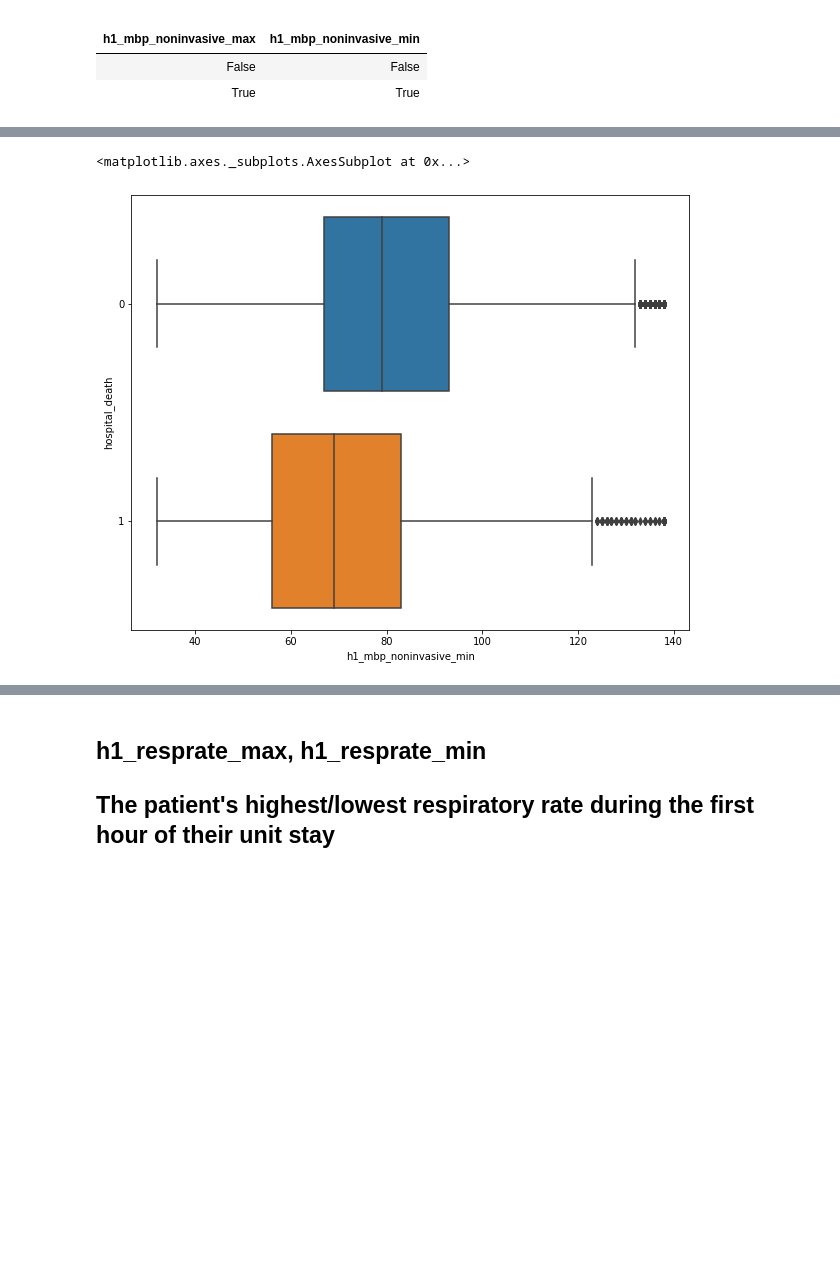
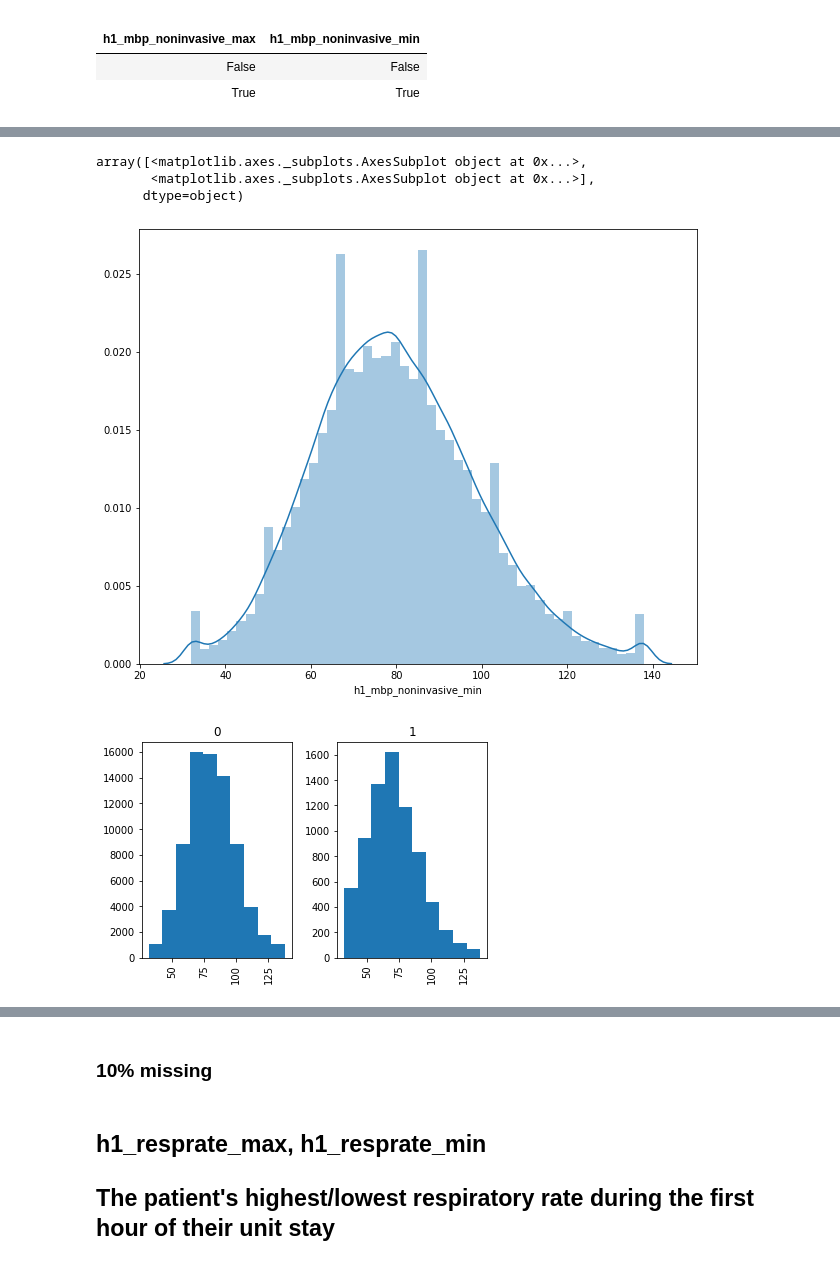
Before and after one commit to vivianah/wids-predict-patient-survival, a Jupyter notebook: EDA_Analysis.ipynb, the cells around one changed output, grey strips where cells are left out. Drawn from its saved outputs; the diff is of its cells as text; code cells hidden in the pictures; blank space fills up the shorter version.

```diff
--- a/EDA_Analysis.ipynb
+++ b/EDA_Analysis.ipynb
@@ -305,3 +342,12 @@ dtype: float64
+# %%
+#fig, ax = plt.subplots(figsize=(10,8))
+#sns.scatterplot(x="age", y="h1_heartrate_min", data=subset)
+#sns.boxplot(x="h1_heartrate_min", y="gender", orient = "h", data=subset)
+
+# Age and Gender do not contribute to heartrate
+
+df['h1_heartrate_max'] = df['h1_heartrate_max'].fillna(df['h1_heartrate_max'].mean())
+df['h1_heartrate_min'] = df['h1_heartrate_min'].fillna(df['h1_heartrate_min'].mean())
 # %% [markdown]
 ## h1_mbp_invasive_max, h1_mbp_invasive_min
 ## The patient's highest/lowest mean blood pressure during the first hour of their unit stay, invasively measured
@@ -336,3 +396,6 @@ dtype: float64
+# %%
+df['h1_mbp_invasive_max'] = df['h1_mbp_invasive_max'].fillna(df['h1_mbp_invasive_max'].median())
+df['h1_mbp_invasive_min'] = df['h1_mbp_invasive_min'].fillna(df['h1_mbp_invasive_min'].mean())
 # %% [markdown]
 ## h1_mbp_max, h1_mbp_min
 ## The patient's highest/lowest mean blood pressure during the first hour of their unit stay, either non-invasively or invasively measured
@@ -382,3 +459,6 @@ dtype: float64
+# %%
+df['h1_mbp_max'] = df['h1_mbp_max'].fillna(df['h1_mbp_max'].mean())
+df['h1_mbp_min'] = df['h1_mbp_min'].fillna(df['h1_mbp_min'].mean())
 # %% [markdown]
 ## h1_mbp_noninvasive_max, h1_mbp_noninvasive_min
 ## The patient's highest/lowest mean blood pressure during the first hour of their unit stay, non-invasively measured
@@ -399,9 +485,15 @@ sns.boxplot(x="h1_mbp_noninvasive_max", y="hospital_death", orient = "h", data=s
 # %%
 fig, ax = plt.subplots(figsize=(10,8))
-sns.boxplot(x="h1_mbp_noninvasive_min", y="hospital_death", orient = "h", data=subset)
+#sns.boxplot(x="h1_mbp_noninvasive_min", y="hospital_death", orient = "h", data=subset)
+sns.distplot(df['h1_mbp_noninvasive_min'].dropna())
+
+df['h1_mbp_noninvasive_min'].hist(bins = 10, by=df['hospital_death'])
 # %% [output]
-<matplotlib.axes._subplots.AxesSubplot at 0x...>
+array([<matplotlib.axes._subplots.AxesSubplot object at 0x...>,
+       <matplotlib.axes._subplots.AxesSubplot object at 0x...>],
+      dtype=object)
-[figure, old version]
+[figure, new version]
+[figure, added]
 # %%
 subset[subset.h1_mbp_noninvasive_max.isnull()][["hospital_death", "hospital_admit_source", "readmission_status"]].\
 groupby(["hospital_death", "hospital_admit_source", "readmission_status"]).size() \
@@ -424,3 +516,5 @@ hospital_death  hospital_admit_source  readmission_status
                 Recovery Room          0                     0.001321
                 Step-Down Unit (SDU)   0                     0.000440
 dtype: float64
+# %% [markdown]
+### 10% missing
```
Also changed, not shown: parts of 96 cells of this notebook.
